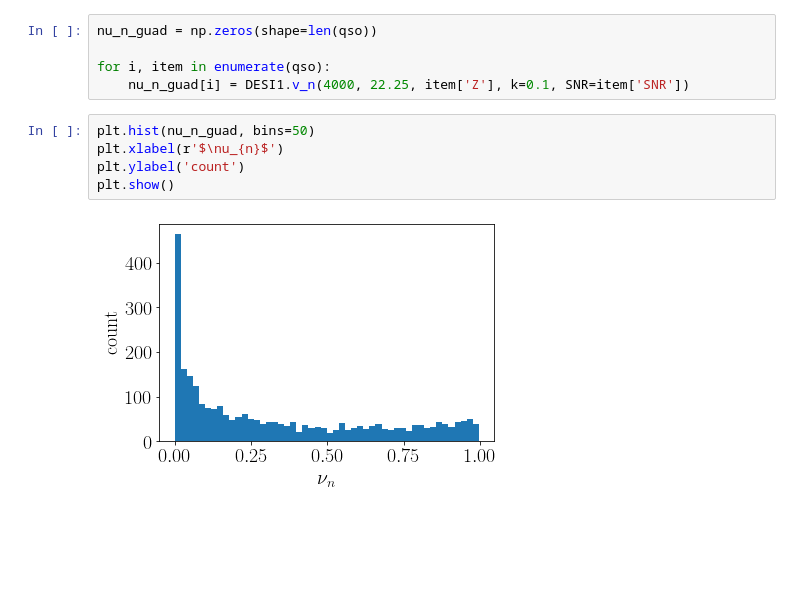
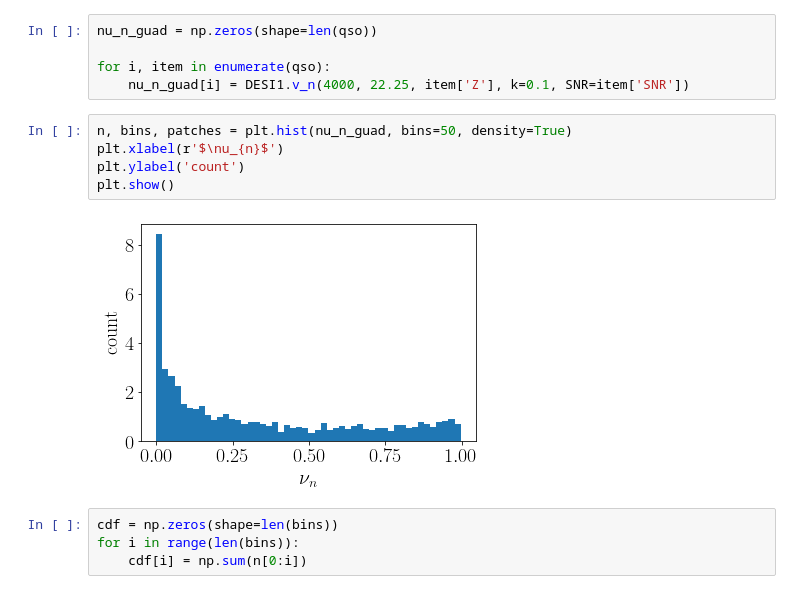
Before and after one commit to mishra-n/DESI-II-LyaProjections, a Jupyter notebook: Test.ipynb, the cells around one changed output. Drawn from its saved outputs; the diff is of its cells as text; blank space fills up the shorter version.

```diff
--- a/Test.ipynb
+++ b/Test.ipynb
@@ -122,9 +125,13 @@ nu_n_guad = np.zeros(shape=len(qso))
 for i, item in enumerate(qso):
     nu_n_guad[i] = DESI1.v_n(4000, 22.25, item['Z'], k=0.1, SNR=item['SNR'])
 # %%
-plt.hist(nu_n_guad, bins=50)
+n, bins, patches = plt.hist(nu_n_guad, bins=50, density=True)
 plt.xlabel(r'$\nu_{n}$')
 plt.ylabel('count')
 plt.show()
 # %% [output]
-[figure, old version]
+[figure, new version]
+# %%
+cdf = np.zeros(shape=len(bins))
+for i in range(len(bins)):
+    cdf[i] = np.sum(n[0:i])
```
Also changed, not shown: parts of 3 cells of this notebook.
